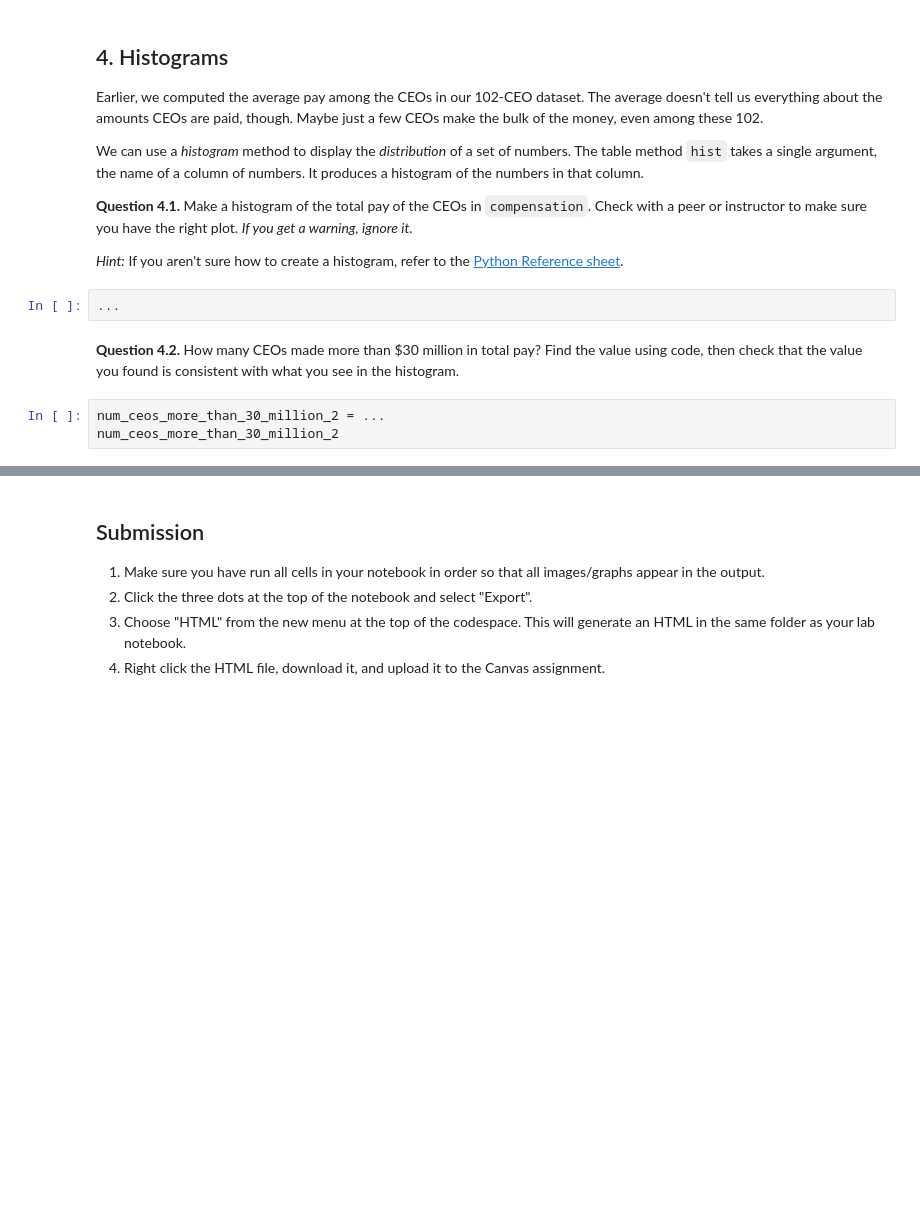
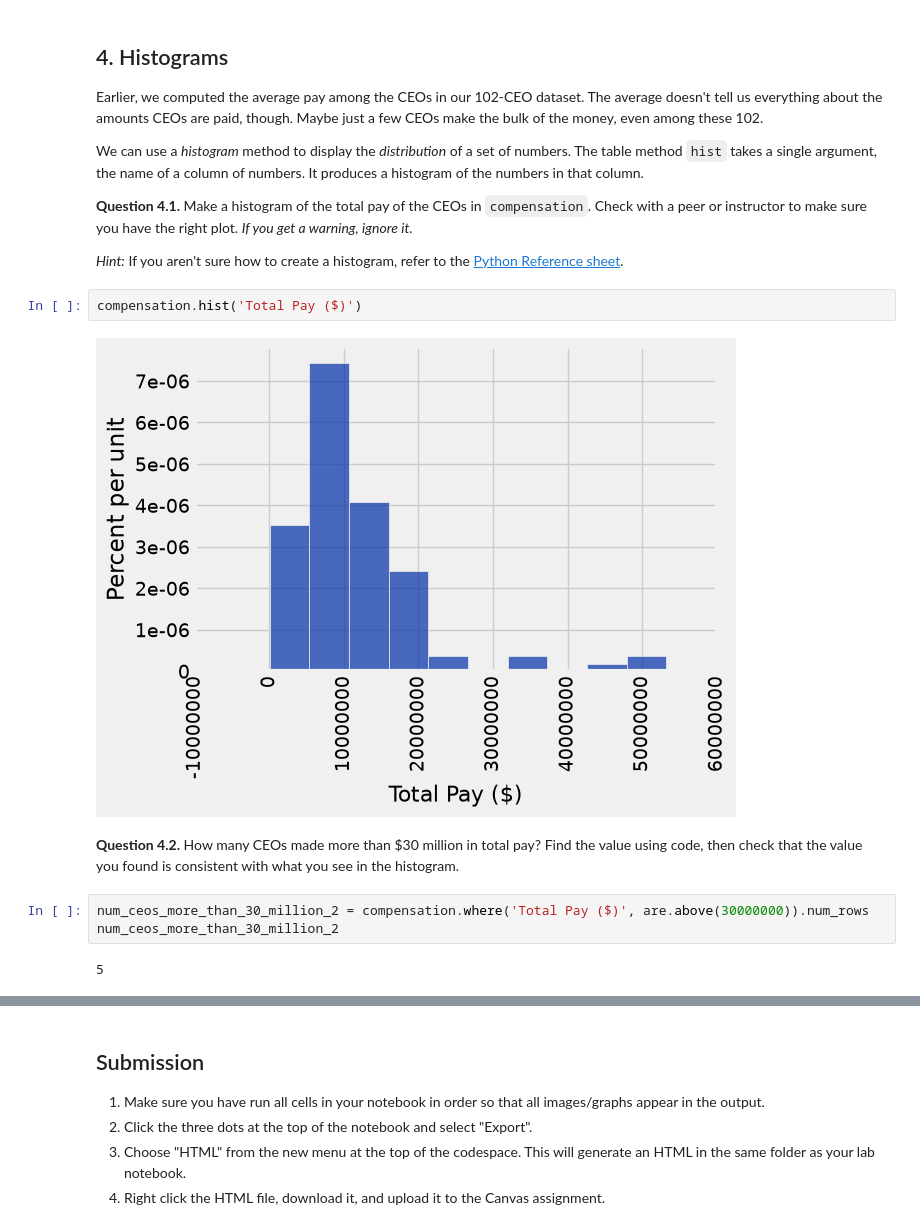
Before and after one commit to Tater-23/Data1, a Jupyter notebook: Lab 4 - Functions/lab04.ipynb, the cells around one changed output, grey strips where cells are left out. Drawn from its saved outputs; the diff is of its cells as text; blank space fills up the shorter version.

```diff
--- a/Lab 4 - Functions/lab04.ipynb
+++ b/Lab 4 - Functions/lab04.ipynb
@@ -605,12 +605,16 @@ We can use a *histogram* method to display the *distribution* of a set of number
 **Question 4.1.** Make a histogram of the total pay of the CEOs in `compensation`. Check with a peer or instructor to make sure you have the right plot. *If you get a warning, ignore it.*
 
 *Hint:* If you aren't sure how to create a histogram, refer to the [Python Reference sheet](https://www.data8.org/sp24/reference/).
-# %%
-...
+# %%
+compensation.hist('Total Pay ($)')
+# %% [output]
+[figure, added]
 # %% [markdown]
 **Question 4.2.** How many CEOs made more than $30 million in total pay? Find the value using code, then check that the value you found is consistent with what you see in the histogram.
-# %%
-num_ceos_more_than_30_million_2 = ...
-num_ceos_more_than_30_million_2
+# %%
+num_ceos_more_than_30_million_2 = compensation.where('Total Pay ($)', are.above(30000000)).num_rows
+num_ceos_more_than_30_million_2
+# %% [output]
+5
 # %%
 grader.check("q42")
```
Also changed, not shown: parts of 2 cells of this notebook, 5 other files.
